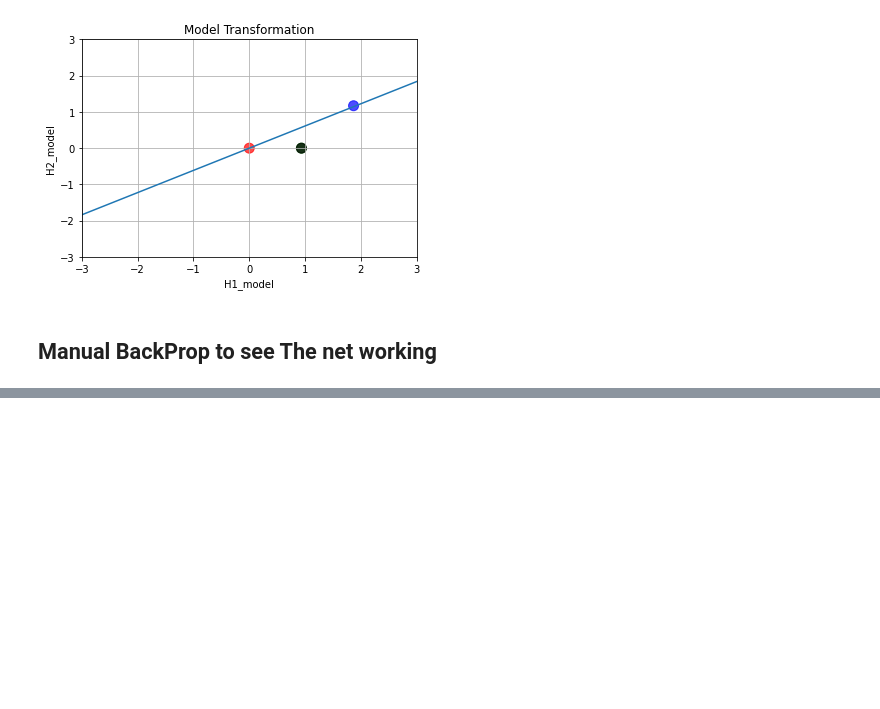
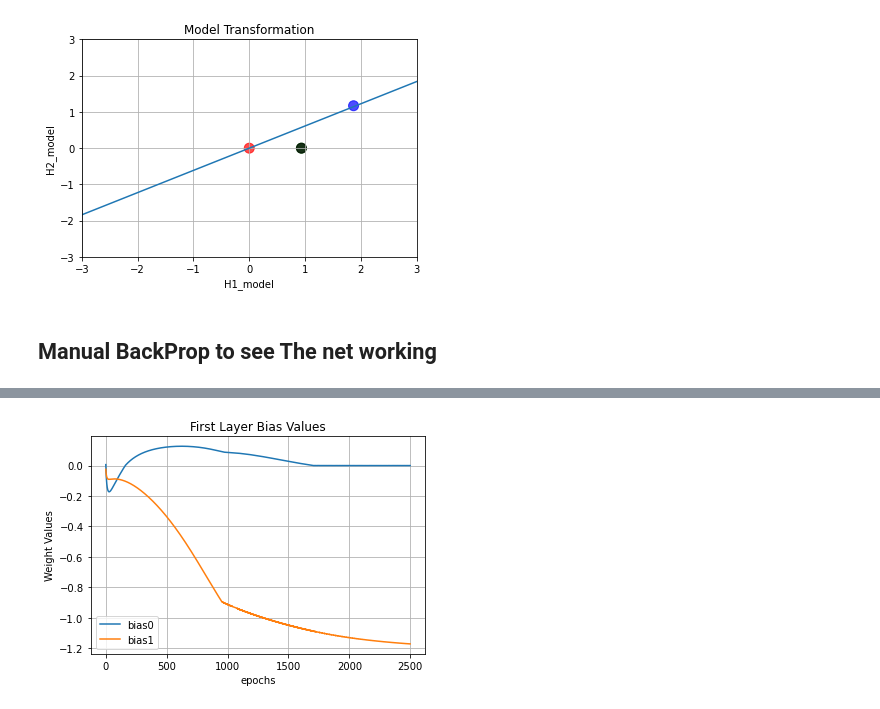
Before and after one commit to mtxslv/StudyingMachineLearning, a Jupyter notebook: UCLandDeepMind/xor_neural_net.ipynb, the cells around one changed output, grey strips where cells are left out. Saved outputs shown, nothing was run; the diff lists cells and outputs as text; code cells hidden in the pictures; blank space fills up the shorter version.

```diff
--- a/UCLandDeepMind/xor_neural_net.ipynb
+++ b/UCLandDeepMind/xor_neural_net.ipynb
@@ -335,0 +403,13 @@ ValueError: ignored
+# %%
+#plotting first layer bias values
+
+plt.plot(vetor_bias0, label = "bias0")
+plt.plot(vetor_bias1, label = "bias1")
+plt.xlabel("epochs")
+plt.ylabel("Weight Values")
+plt.title("First Layer Bias Values")
+plt.legend()
+plt.grid()
+plt.show()
+# %% [output]
+[figure, added]
```
Also changed, not shown: parts of 11 cells of this notebook.
